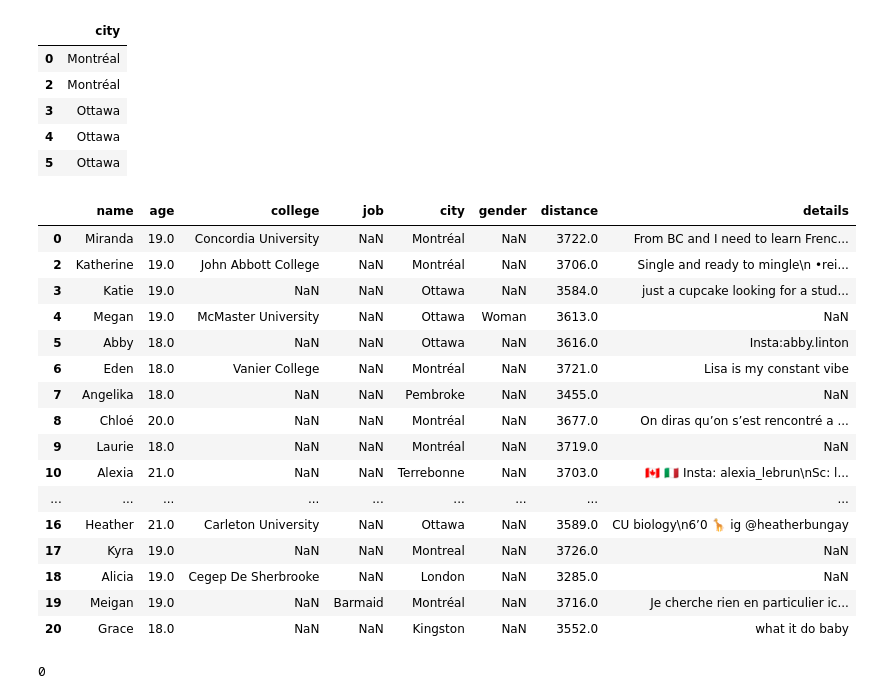
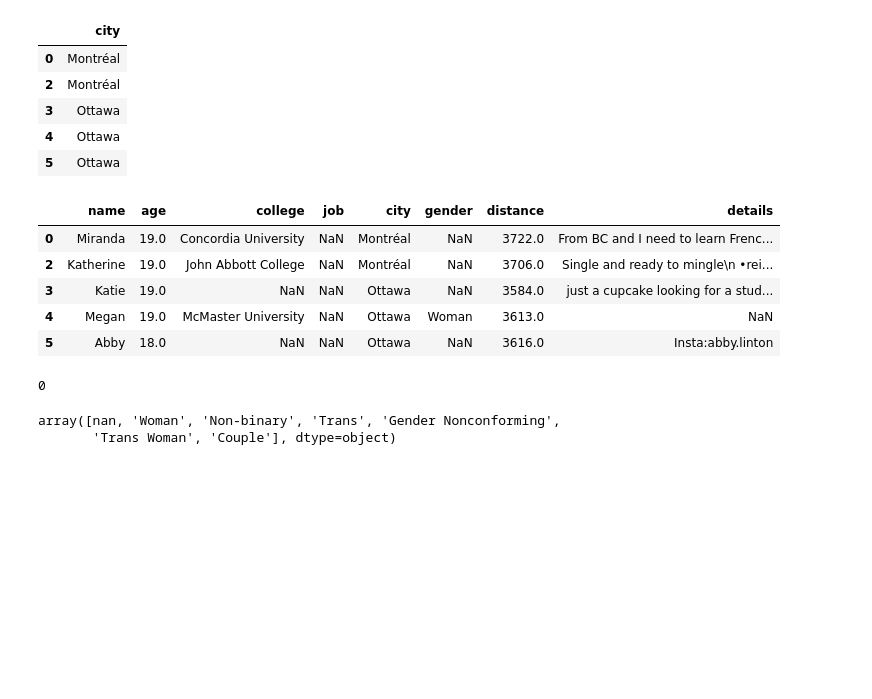
Before and after one commit to zaltaie/TinderBot, a Jupyter notebook: stats.ipynb, the cells around one changed output. Cells and saved outputs as stored; diff of their text form; code cells hidden in the pictures; blank space fills up the shorter version.

```diff
--- a/stats.ipynb
+++ b/stats.ipynb
@@ -178,25 +174,14 @@ df = data
 df = df[-df.city.isna()]
 df = df[-df.distance.isna()] #Remove matches with no distance
 # %%
-df.head(20)
+df.head()
 # %% [output]
 |  | name | age | college | job | city | gender | distance | details |
 | 0 | Miranda | 19.0 | Concordia University | NaN | Montréal | NaN | 3722.0 | From BC and I need to learn Frenc... |
 | 2 | Katherine | 19.0 | John Abbott College | NaN | Montréal | NaN | 3706.0 | Single and ready to mingle\n •rei... |
 | 3 | Katie | 19.0 | NaN | NaN | Ottawa | NaN | 3584.0 | just a cupcake looking for a stud... |
 | 4 | Megan | 19.0 | McMaster University | NaN | Ottawa | Woman | 3613.0 | NaN |
 | 5 | Abby | 18.0 | NaN | NaN | Ottawa | NaN | 3616.0 | Insta:abby.linton |
-| 6 | Eden | 18.0 | Vanier College | NaN | Montréal | NaN | 3721.0 | Lisa is my constant vibe |
-| 7 | Angelika | 18.0 | NaN | NaN | Pembroke | NaN | 3455.0 | NaN |
-| 8 | Chloé | 20.0 | NaN | NaN | Montréal | NaN | 3677.0 | On diras qu’on s’est rencontré a ... |
-| 9 | Laurie | 18.0 | NaN | NaN | Montréal | NaN | 3719.0 | NaN |
-| 10 | Alexia | 21.0 | NaN | NaN | Terrebonne | NaN | 3703.0 | 🇨🇦 🇮🇹 Insta: alexia_lebrun\nSc: l... |
-| ... | ... | ... | ... | ... | ... | ... | ... | ... |
-| 16 | Heather | 21.0 | Carleton University | NaN | Ottawa | NaN | 3589.0 | CU biology\n6’0 🦒 ig @heatherbungay |
-| 17 | Kyra | 19.0 | NaN | NaN | Montreal | NaN | 3726.0 | NaN |
-| 18 | Alicia | 19.0 | Cegep De Sherbrooke | NaN | London | NaN | 3285.0 | NaN |
-| 19 | Meigan | 19.0 | NaN | Barmaid | Montréal | NaN | 3716.0 | Je cherche rien en particulier ic... |
-| 20 | Grace | 18.0 | NaN | NaN | Kingston | NaN | 3552.0 | what it do baby |
 # %%
 df.city.isna().sum()
 # %% [output]
@@ -203,0 +192,5 @@ df.city.isna().sum()
+# %%
+df.gender.unique()
+# %% [output]
+array([nan, 'Woman', 'Non-binary', 'Trans', 'Gender Nonconforming',
+       'Trans Woman', 'Couple'], dtype=object)
```
Also changed, not shown: parts of 7 cells of this notebook.
